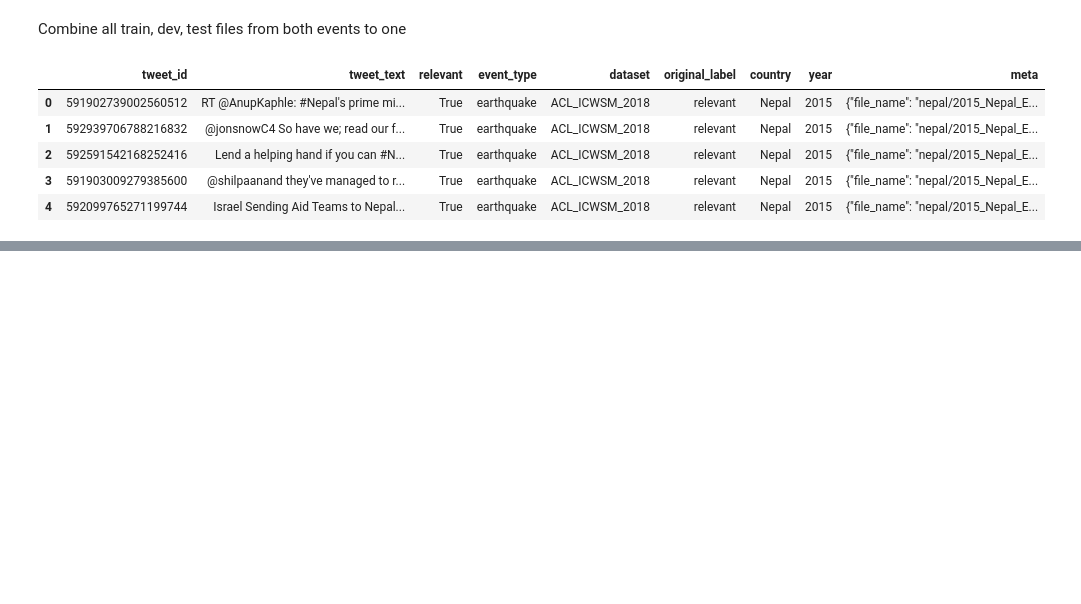
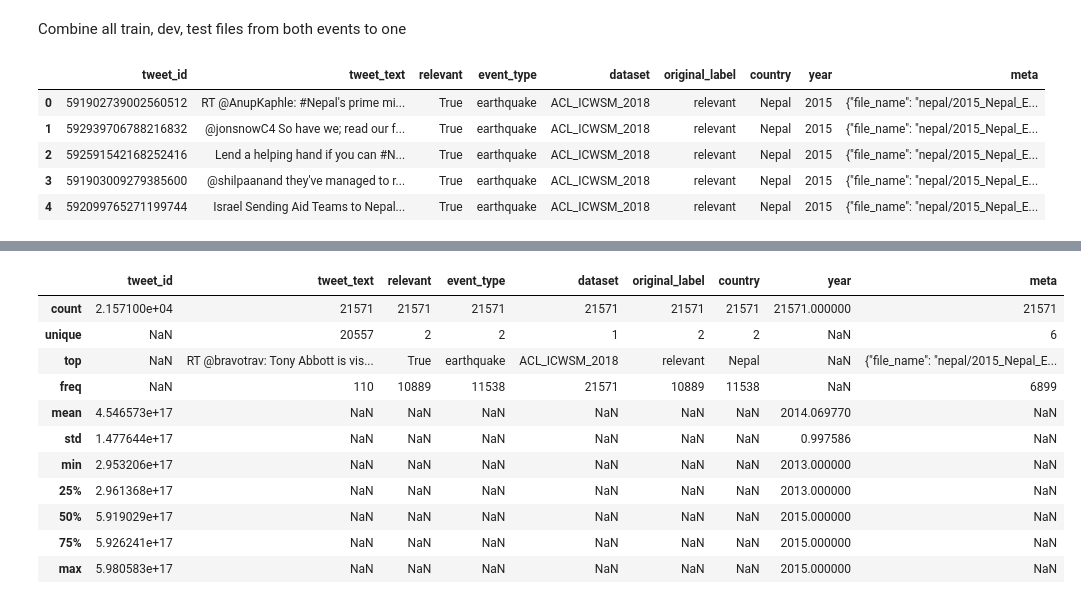
Before and after one commit to dhnhut/disaster-tweets, a Jupyter notebook: notebooks/0_dataset_ACL_ICWSM_2018.ipynb, the cells around one changed output, grey strips where cells are left out. Cells and saved outputs as stored; diff of their text form; code cells hidden in the pictures; blank space fills up the shorter version.

Commit message:
Verify ACL_ICWSM_2018

```diff
--- a/notebooks/0_dataset_ACL_ICWSM_2018.ipynb
+++ b/notebooks/0_dataset_ACL_ICWSM_2018.ipynb
@@ -179,0 +201,15 @@ merged_df.to_csv( 'datasets/ACL_ICWSM_2018.csv', index=False)
+# %%
+merged_df.describe(include='all')
+# %% [output]
+|  | tweet_id | tweet_text | relevant | event_type | dataset | original_label | country | year | meta |
+| count | 2.157100e+04 | 21571 | 21571 | 21571 | 21571 | 21571 | 21571 | 21571.000000 | 21571 |
+| unique | NaN | 20557 | 2 | 2 | 1 | 2 | 2 | NaN | 6 |
+| top | NaN | RT @bravotrav: Tony Abbott is vis... | True | earthquake | ACL_ICWSM_2018 | relevant | Nepal | NaN | {"file_name": "nepal/2015_Nepal_E... |
+| freq | NaN | 110 | 10889 | 11538 | 21571 | 10889 | 11538 | NaN | 6899 |
+| mean | 4.546573e+17 | NaN | NaN | NaN | NaN | NaN | NaN | 2014.069770 | NaN |
+| std | 1.477644e+17 | NaN | NaN | NaN | NaN | NaN | NaN | 0.997586 | NaN |
+| min | 2.953206e+17 | NaN | NaN | NaN | NaN | NaN | NaN | 2013.000000 | NaN |
+| 25% | 2.961368e+17 | NaN | NaN | NaN | NaN | NaN | NaN | 2013.000000 | NaN |
+| 50% | 5.919029e+17 | NaN | NaN | NaN | NaN | NaN | NaN | 2015.000000 | NaN |
+| 75% | 5.926241e+17 | NaN | NaN | NaN | NaN | NaN | NaN | 2015.000000 | NaN |
+| max | 5.980583e+17 | NaN | NaN | NaN | NaN | NaN | NaN | 2015.000000 | NaN |
```
Also changed, not shown: parts of 5 cells of this notebook.
